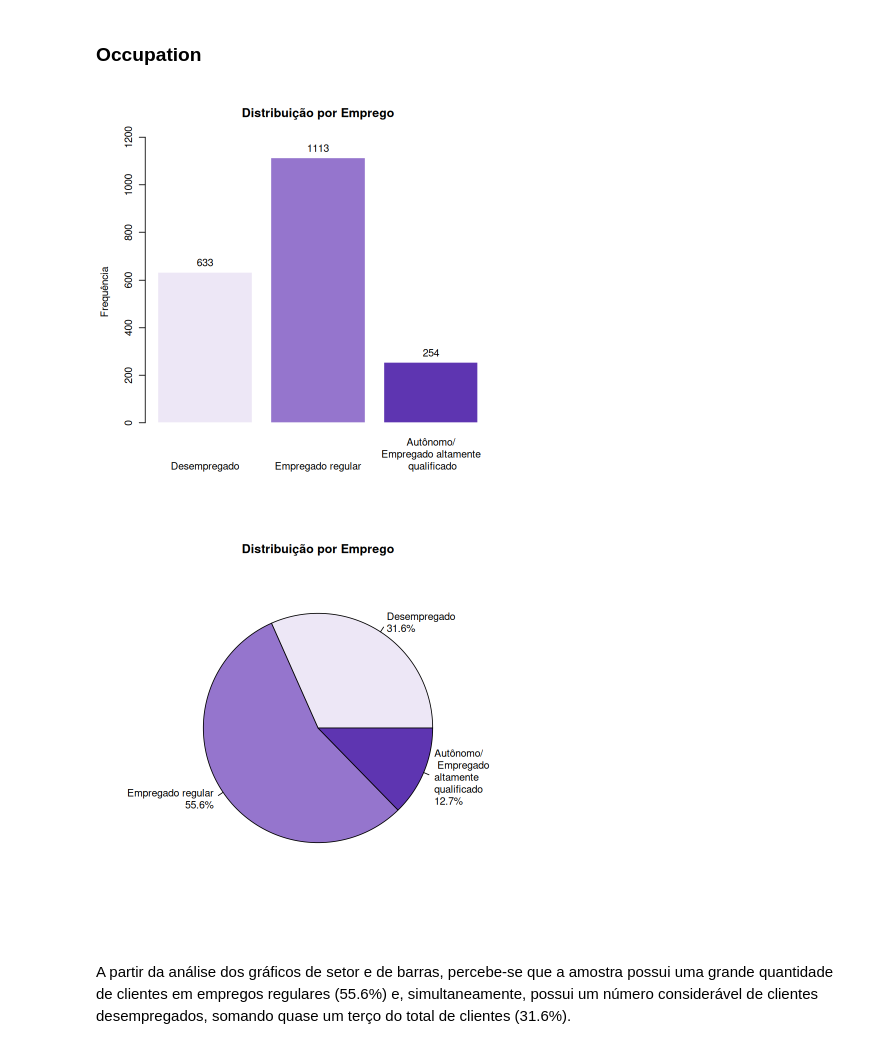
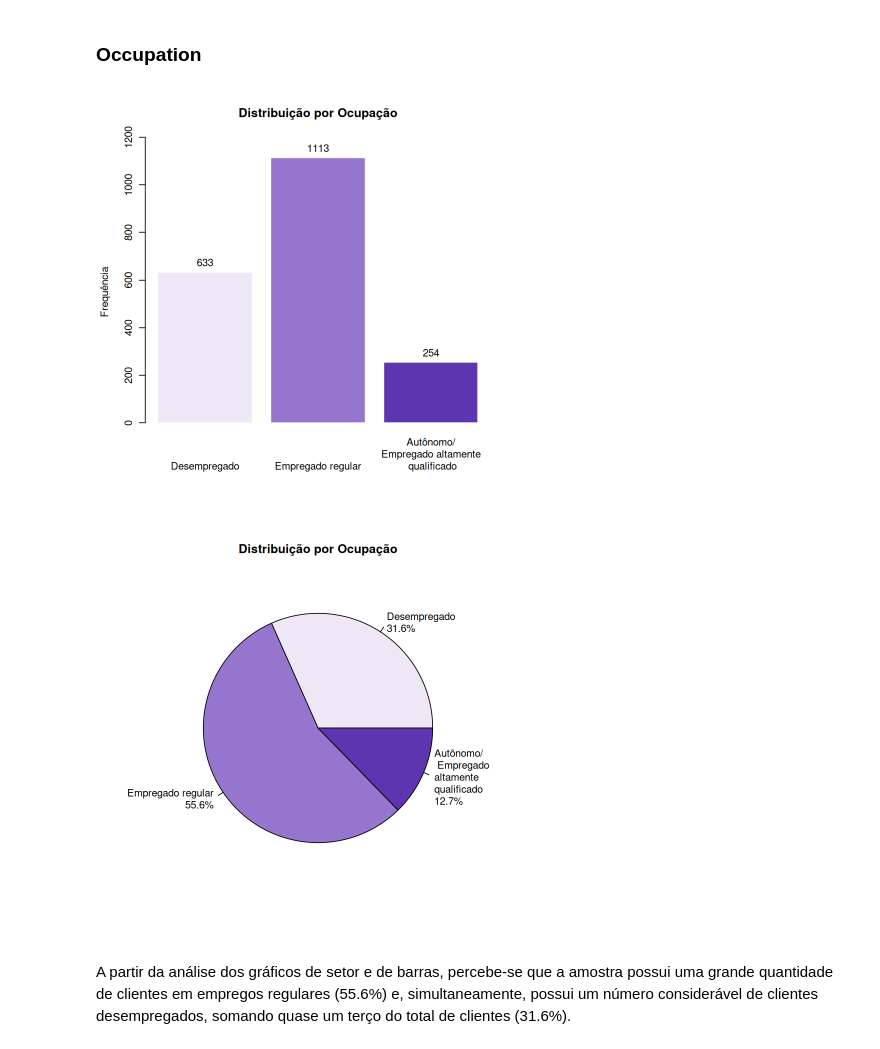
Before and after one commit to ThAlvesM/Kmean_2026-1, a Jupyter notebook: Kmean_2026-1.ipynb, the cells around one changed output. Saved outputs shown, nothing was run; the diff lists cells and outputs as text; code cells hidden in the pictures.

Commit message:
Modifica a legenda do gráfico de Ocupação

```diff
--- a/Kmean_2026-1.ipynb
+++ b/Kmean_2026-1.ipynb
@@ -521,37 +521,37 @@ A partir da análise do histograma, percebe-se que a distribuição de renda anu
 # %%
 par(bg = "white")
 
 Occupation_var <- table(dataset_sem_id$Occupation)
 
 bp <- barplot(
     Occupation_var,
     names.arg = c("Desempregado", "Empregado regular", "\n Autônomo/ \n Empregado altamente \n qualificado"),
-    main = "Distribuição por Emprego",
+    main = "Distribuição por Ocupação",
     ylab = "Frequência",
     border = "white",
     ylim = c(-100, 1200),
     col = c("#EDE7F6", "#9575CD", "#5E35B1")
 )
 contagem <- table(dataset_sem_id$Occupation)
 
 text(bp, contagem, labels = Occupation_var, pos = 3)
 
 
 pizza <- pie(
     Occupation_var,
-    main = "Distribuição por Emprego",
+    main = "Distribuição por Ocupação",
     labels = paste0(
         c("Desempregado", "Empregado regular", "Autônomo/ \n Empregado \naltamente \nqualificado"),
         "\n",
         round(contagem / sum(contagem) * 100, 1),
         "%"
     ),
     col = c("#EDE7F6", "#9575CD", "#5E35B1")
 
 )
 # %% [output]
-[figure, old version]
+[figure, new version]
-[figure, old version]
+[figure, new version]
 # %% [markdown]
 A partir da análise dos gráficos de setor e de barras, percebe-se que a amostra possui uma grande quantidade de clientes em empregos regulares (55.6%) e, simultaneamente, possui um número considerável de clientes desempregados, somando quase um terço do total de clientes (31.6%).
 # %% [markdown]
```
Also changed, not shown: parts of 1 cell of this notebook.
